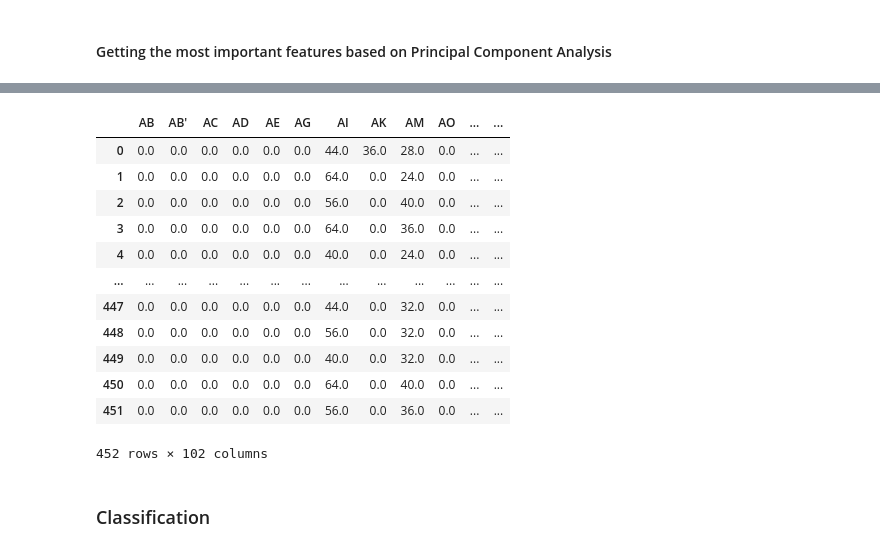
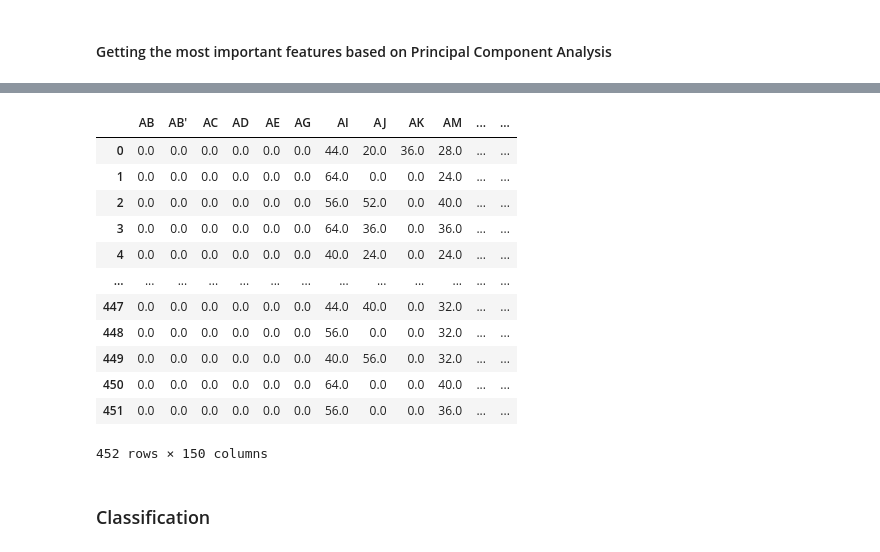
Before and after one commit to anaterovic/UZOP, a Jupyter notebook: code.ipynb, the cells around one changed output, grey strips where cells are left out. Drawn from its saved outputs; the diff is of its cells as text; code cells hidden in the pictures.

```diff
--- a/code.ipynb
+++ b/code.ipynb
@@ -134,6 +110,6 @@ Finally, there are no more missing values in our data.
 # %% [markdown]
 Before using PCA, the first step is scaling the features in our data.
 # %%
-X = df.iloc[:,0:277].values
-y = df.iloc[:,-1:].values
+X = df.iloc[:,0:277]
+y = df.iloc[:,-1:]
 X = StandardScaler().fit_transform(X)
@@ -187,7 +164,7 @@ sada iz tog grafa zaključim da trebam 150 prvih PCA komponenta i te feature uzm
 # %% [markdown]
 #### Getting the most important features based on Principal Component Analysis
 # %%
-model = PCA(n_components=150).fit(X)
+model = PCA(n_components=234).fit(X)
 n_pcs= model.components_.shape[0]
 most_important = [np.abs(model.components_[i]).argmax() for i in range(n_pcs)]
 initial_feature_names = scaled_df.columns.tolist()
@@ -261,20 +174,22 @@ important
 # %%
+df_[1].nunique()
+important = df_[1].tolist()
 df_new = df[np.intersect1d(df.columns, important)]
 df_new #bez targeta
 # %% [output]
-|  | AB | AB' | AC | AD | AE | AG | AI | AK | AM | AO | ... | ... |
-| 0 | 0.0 | 0.0 | 0.0 | 0.0 | 0.0 | 0.0 | 44.0 | 36.0 | 28.0 | 0.0 | ... | ... |
-| 1 | 0.0 | 0.0 | 0.0 | 0.0 | 0.0 | 0.0 | 64.0 | 0.0 | 24.0 | 0.0 | ... | ... |
-| 2 | 0.0 | 0.0 | 0.0 | 0.0 | 0.0 | 0.0 | 56.0 | 0.0 | 40.0 | 0.0 | ... | ... |
-| 3 | 0.0 | 0.0 | 0.0 | 0.0 | 0.0 | 0.0 | 64.0 | 0.0 | 36.0 | 0.0 | ... | ... |
-| 4 | 0.0 | 0.0 | 0.0 | 0.0 | 0.0 | 0.0 | 40.0 | 0.0 | 24.0 | 0.0 | ... | ... |
+|  | AB | AB' | AC | AD | AE | AG | AI | AJ | AK | AM | ... | ... |
+| 0 | 0.0 | 0.0 | 0.0 | 0.0 | 0.0 | 0.0 | 44.0 | 20.0 | 36.0 | 28.0 | ... | ... |
+| 1 | 0.0 | 0.0 | 0.0 | 0.0 | 0.0 | 0.0 | 64.0 | 0.0 | 0.0 | 24.0 | ... | ... |
+| 2 | 0.0 | 0.0 | 0.0 | 0.0 | 0.0 | 0.0 | 56.0 | 52.0 | 0.0 | 40.0 | ... | ... |
+| 3 | 0.0 | 0.0 | 0.0 | 0.0 | 0.0 | 0.0 | 64.0 | 36.0 | 0.0 | 36.0 | ... | ... |
+| 4 | 0.0 | 0.0 | 0.0 | 0.0 | 0.0 | 0.0 | 40.0 | 24.0 | 0.0 | 24.0 | ... | ... |
 | ... | ... | ... | ... | ... | ... | ... | ... | ... | ... | ... | ... | ... |
-| 447 | 0.0 | 0.0 | 0.0 | 0.0 | 0.0 | 0.0 | 44.0 | 0.0 | 32.0 | 0.0 | ... | ... |
-| 448 | 0.0 | 0.0 | 0.0 | 0.0 | 0.0 | 0.0 | 56.0 | 0.0 | 32.0 | 0.0 | ... | ... |
-| 449 | 0.0 | 0.0 | 0.0 | 0.0 | 0.0 | 0.0 | 40.0 | 0.0 | 32.0 | 0.0 | ... | ... |
-| 450 | 0.0 | 0.0 | 0.0 | 0.0 | 0.0 | 0.0 | 64.0 | 0.0 | 40.0 | 0.0 | ... | ... |
-| 451 | 0.0 | 0.0 | 0.0 | 0.0 | 0.0 | 0.0 | 56.0 | 0.0 | 36.0 | 0.0 | ... | ... |
+| 447 | 0.0 | 0.0 | 0.0 | 0.0 | 0.0 | 0.0 | 44.0 | 40.0 | 0.0 | 32.0 | ... | ... |
+| 448 | 0.0 | 0.0 | 0.0 | 0.0 | 0.0 | 0.0 | 56.0 | 0.0 | 0.0 | 32.0 | ... | ... |
+| 449 | 0.0 | 0.0 | 0.0 | 0.0 | 0.0 | 0.0 | 40.0 | 56.0 | 0.0 | 32.0 | ... | ... |
+| 450 | 0.0 | 0.0 | 0.0 | 0.0 | 0.0 | 0.0 | 64.0 | 0.0 | 0.0 | 40.0 | ... | ... |
+| 451 | 0.0 | 0.0 | 0.0 | 0.0 | 0.0 | 0.0 | 56.0 | 0.0 | 0.0 | 36.0 | ... | ... |
-452 rows × 102 columns
+452 rows × 150 columns
 # %% [markdown]
 ### Classification
 # %%
```
Also changed, not shown: parts of 29 cells of this notebook.
